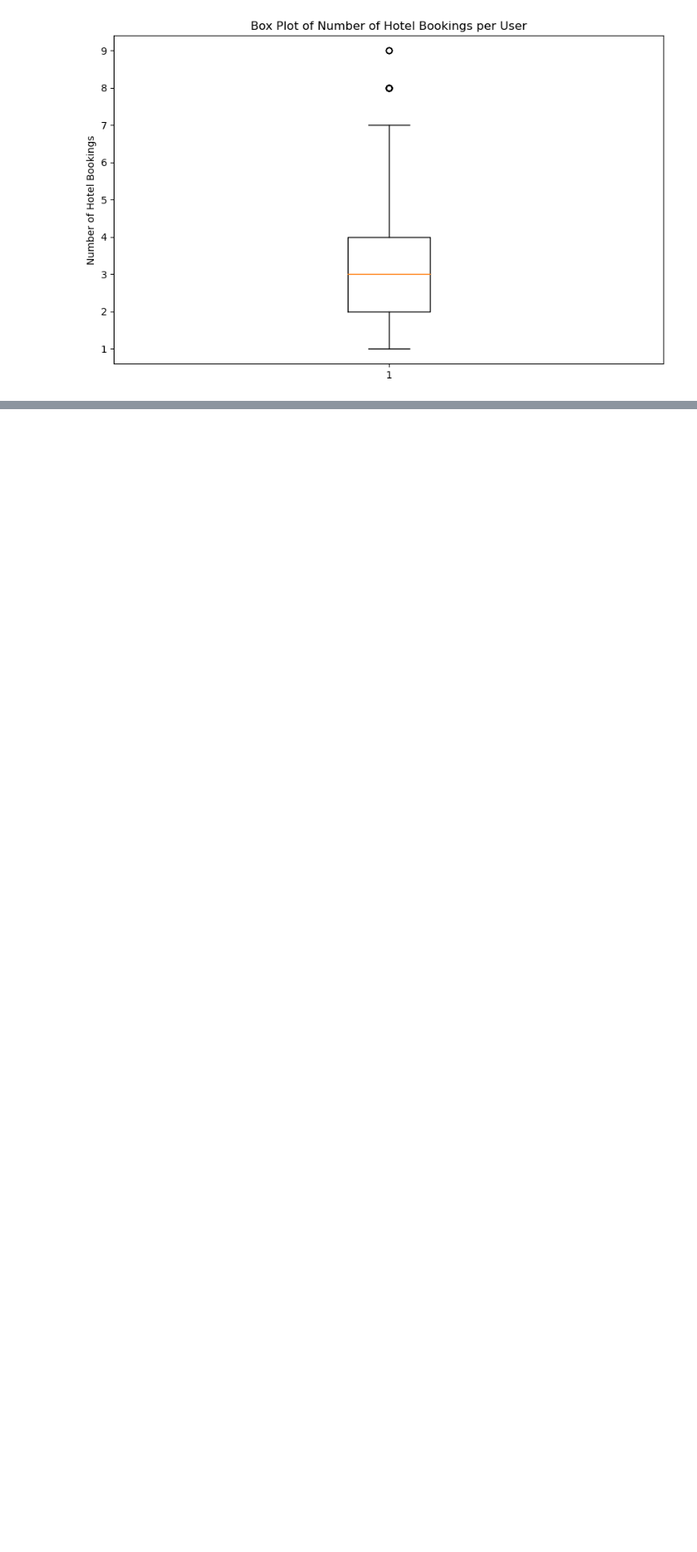
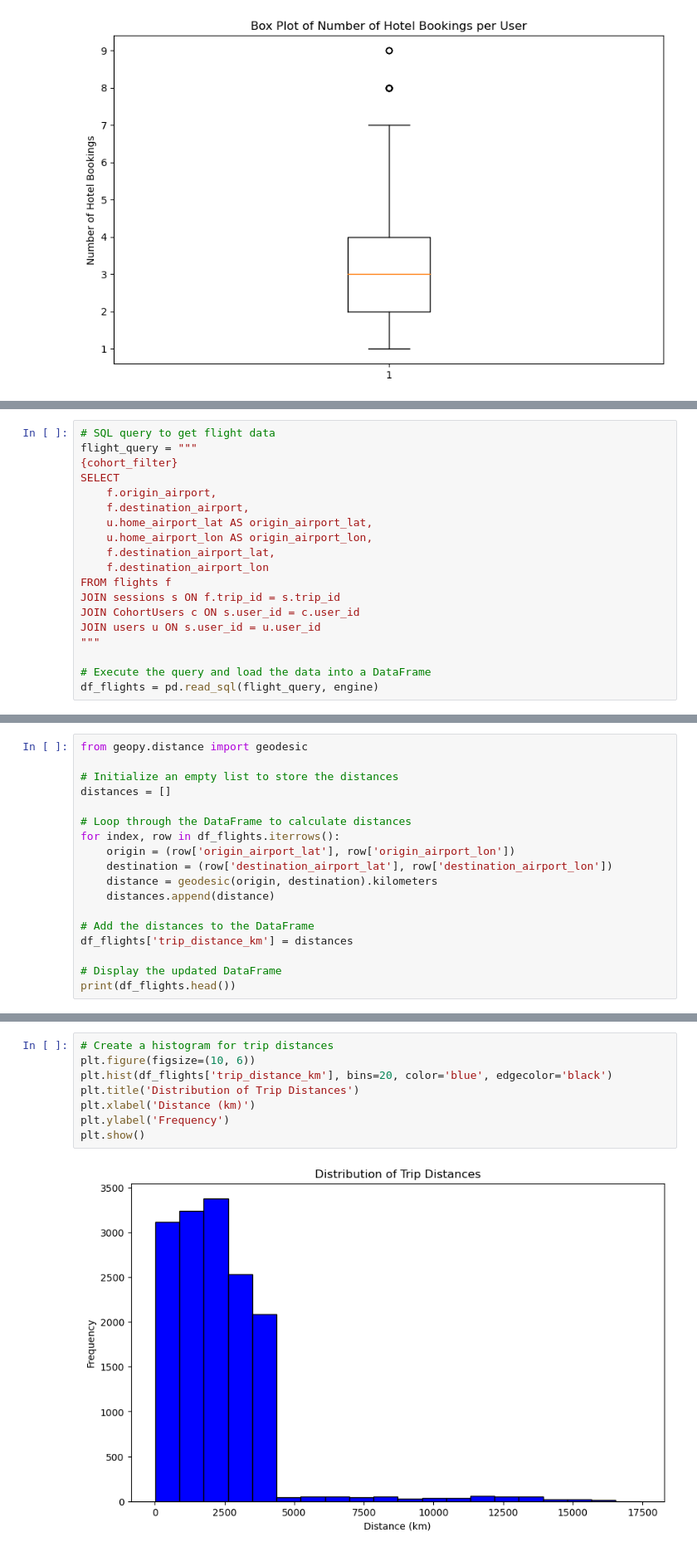
Before and after one commit to bhazeltn/TravelTide, a Jupyter notebook: TravelTide_Exploration_Viz.ipynb, the cells around one changed output, grey strips where cells are left out. Shown: that part at 83% size. Saved outputs shown, nothing was run; the diff lists cells and outputs as text; blank space fills up the shorter version.

```diff
--- a/TravelTide_Exploration_Viz.ipynb
+++ b/TravelTide_Exploration_Viz.ipynb
@@ -326,0 +455,19 @@ plt.show()
+# %%
+# SQL query to get flight data
+flight_query = """
+{cohort_filter}
+SELECT
+    f.origin_airport,
+    f.destination_airport,
+    u.home_airport_lat AS origin_airport_lat,
+    u.home_airport_lon AS origin_airport_lon,
+    f.destination_airport_lat,
+    f.destination_airport_lon
+FROM flights f
+JOIN sessions s ON f.trip_id = s.trip_id
+JOIN CohortUsers c ON s.user_id = c.user_id
+JOIN users u ON s.user_id = u.user_id
+"""
+
+# Execute the query and load the data into a DataFrame
+df_flights = pd.read_sql(flight_query, engine)
@@ -326,0 +503,18 @@ plt.show()
+# %%
+from geopy.distance import geodesic
+
+# Initialize an empty list to store the distances
+distances = []
+
+# Loop through the DataFrame to calculate distances
+for index, row in df_flights.iterrows():
+    origin = (row['origin_airport_lat'], row['origin_airport_lon'])
+    destination = (row['destination_airport_lat'], row['destination_airport_lon'])
+    distance = geodesic(origin, destination).kilometers
+    distances.append(distance)
+
+# Add the distances to the DataFrame
+df_flights['trip_distance_km'] = distances
+
+# Display the updated DataFrame
+print(df_flights.head())
@@ -326,0 +548,10 @@ plt.show()
+# %%
+# Create a histogram for trip distances
+plt.figure(figsize=(10, 6))
+plt.hist(df_flights['trip_distance_km'], bins=20, color='blue', edgecolor='black')
+plt.title('Distribution of Trip Distances')
+plt.xlabel('Distance (km)')
+plt.ylabel('Frequency')
+plt.show()
+# %% [output]
+[figure, added]
```
Also changed, not shown: parts of 24 cells of this notebook, 1 other file.
